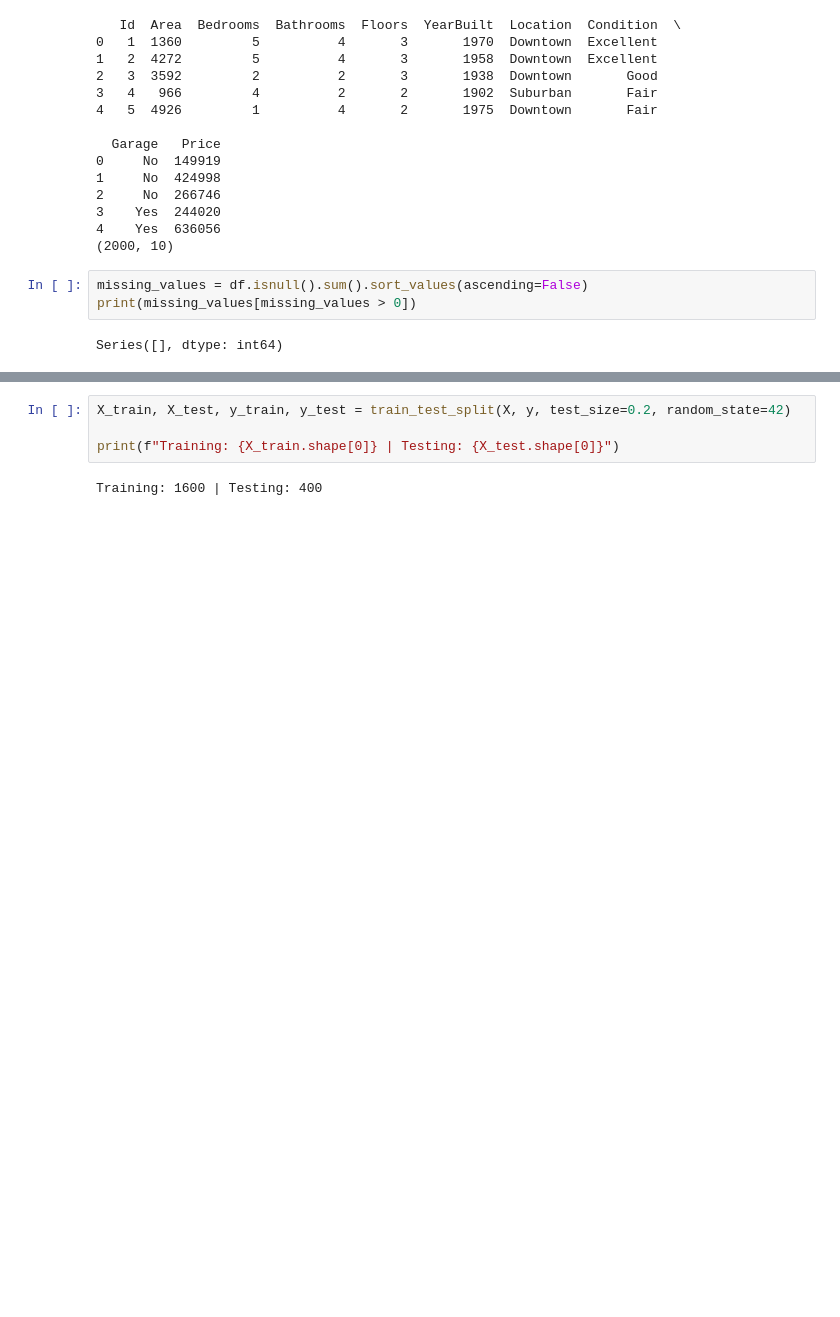
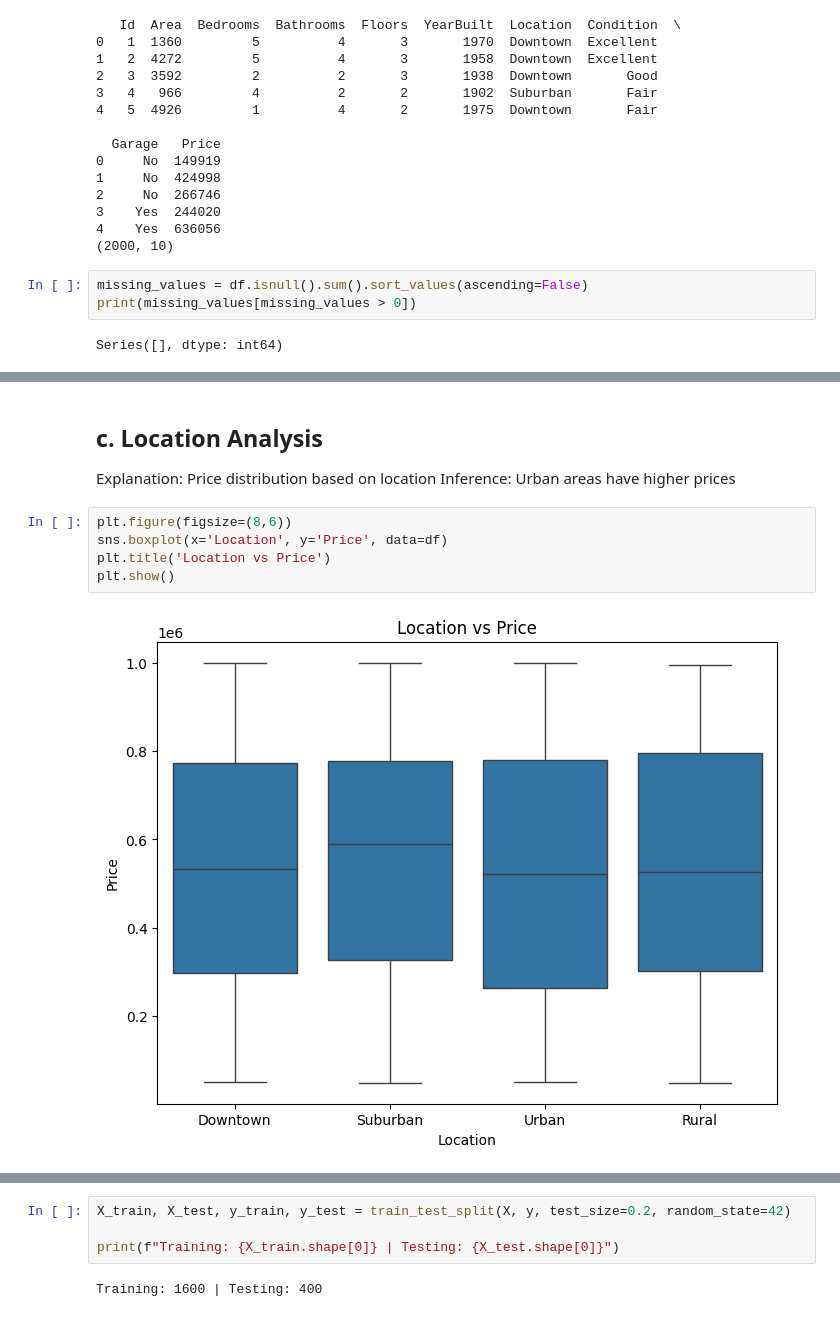
Before and after one commit to rounakkumar-tech/House-Price-prediction, a Jupyter notebook: app.ipynb, the cells around one changed output, grey strips where cells are left out. Cells and saved outputs as stored; diff of their text form; blank space fills up the shorter version.

```diff
--- a/app.ipynb
+++ b/app.ipynb
@@ -34,0 +55,12 @@ Series([], dtype: int64)
+# %% [markdown]
+## c. Location Analysis
+
+Explanation: Price distribution based on location
+Inference: Urban areas have higher prices
+# %%
+plt.figure(figsize=(8,6))
+sns.boxplot(x='Location', y='Price', data=df)
+plt.title('Location vs Price')
+plt.show()
+# %% [output]
+[figure, added]
```
Also changed, not shown: parts of 16 cells of this notebook, 2 other files.
